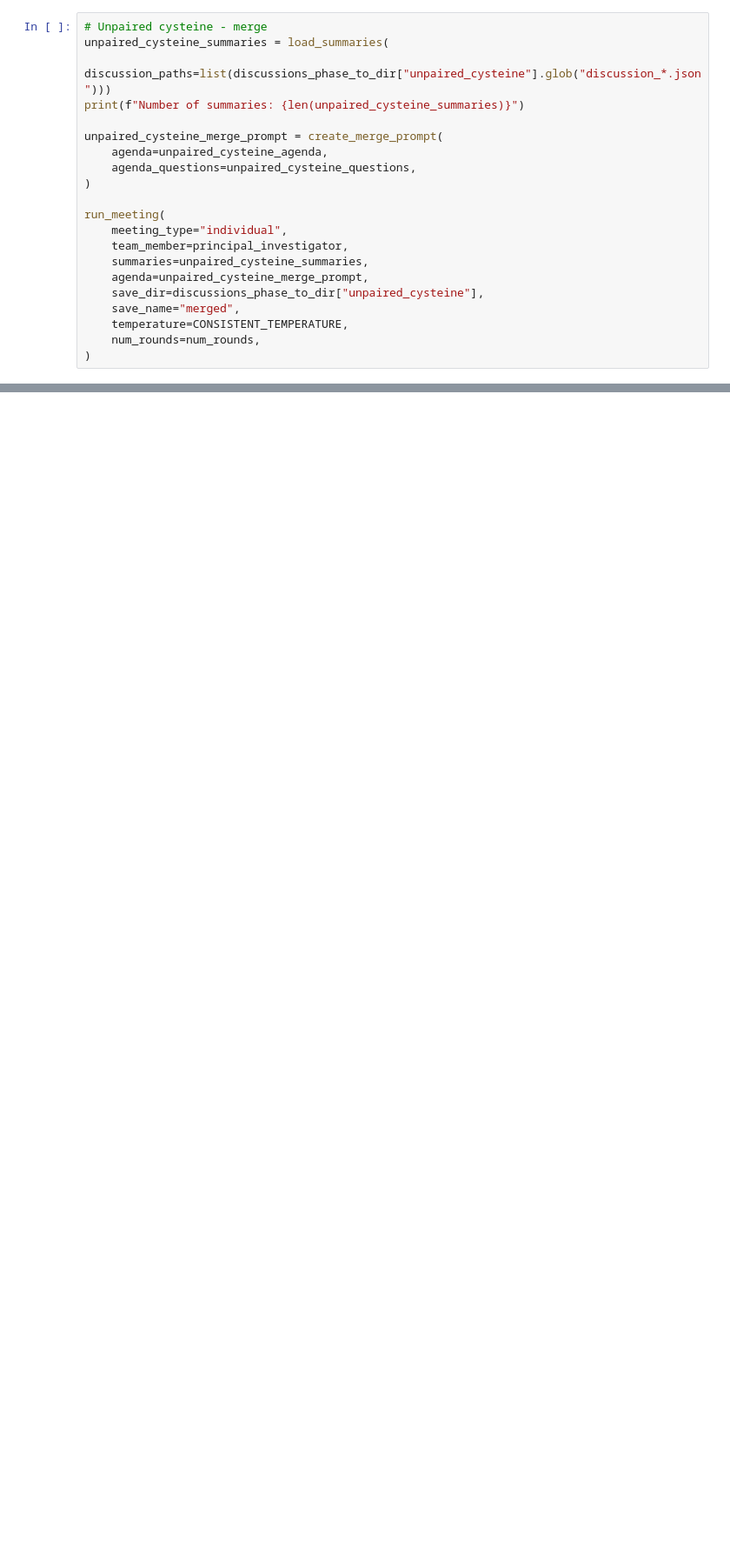
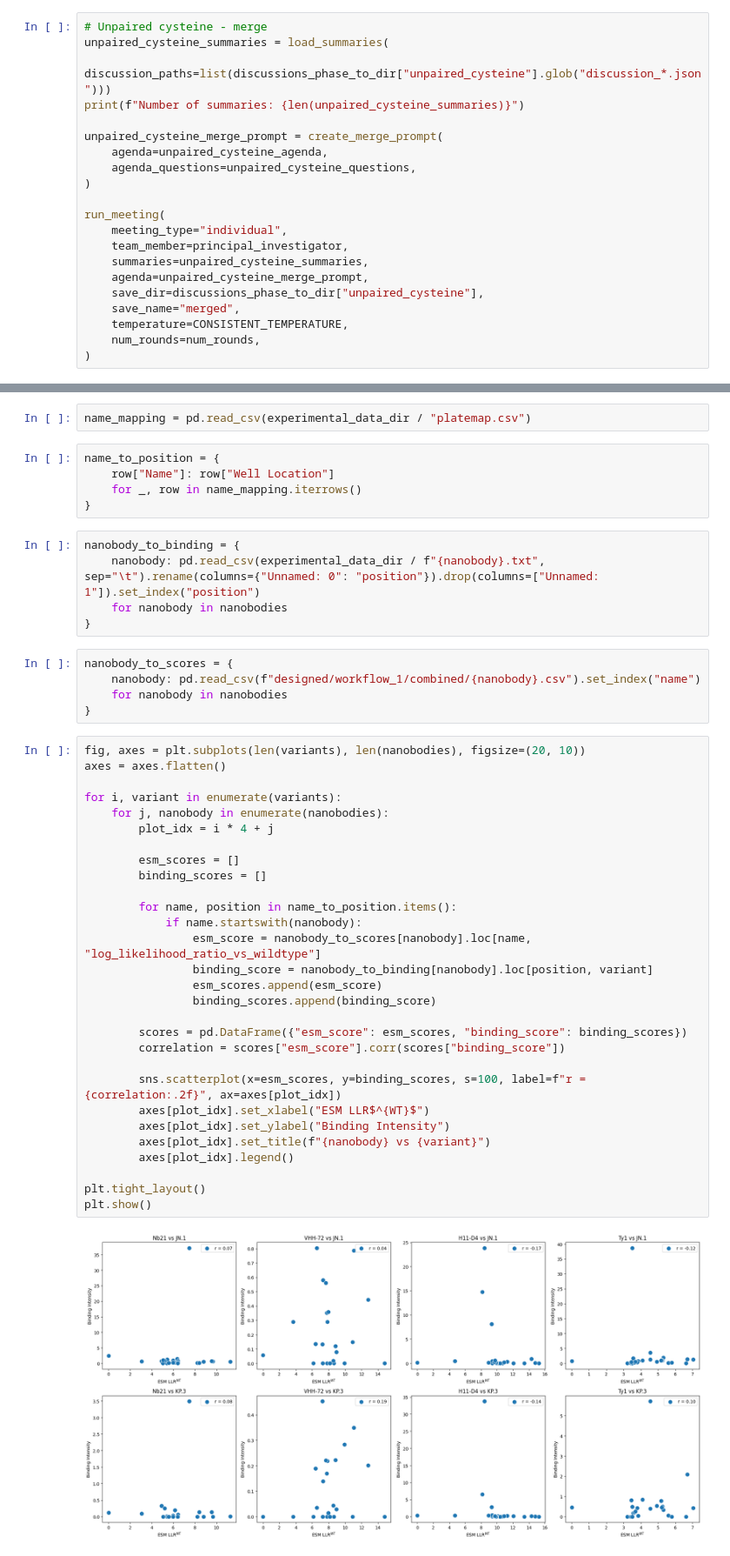
Before and after one commit to yehonathank/virtual-lab, a Jupyter notebook: nanobody_design/run_nanobody_design_reviews.ipynb, the cells around one changed output, grey strips where cells are left out. Shown: that part at 87% size. Drawn from its saved outputs; the diff is of its cells as text; blank space fills up the shorter version.

Commit message:
Adding ESM vs binding correlation analysis

```diff
--- a/nanobody_design/run_nanobody_design_reviews.ipynb
+++ b/nanobody_design/run_nanobody_design_reviews.ipynb
@@ -75,0 +89,48 @@ run_meeting(
+# %%
+name_mapping = pd.read_csv(experimental_data_dir / "platemap.csv")
+# %%
+name_to_position = {
+    row["Name"]: row["Well Location"]
+    for _, row in name_mapping.iterrows()
+}
+# %%
+nanobody_to_binding = {
+    nanobody: pd.read_csv(experimental_data_dir / f"{nanobody}.txt", sep="\t").rename(columns={"Unnamed: 0": "position"}).drop(columns=["Unnamed: 1"]).set_index("position")
+    for nanobody in nanobodies
+}
+# %%
+nanobody_to_scores = {
+    nanobody: pd.read_csv(f"designed/workflow_1/combined/{nanobody}.csv").set_index("name")
+    for nanobody in nanobodies
+}
+# %%
+fig, axes = plt.subplots(len(variants), len(nanobodies), figsize=(20, 10))
+axes = axes.flatten()
+
+for i, variant in enumerate(variants):
+    for j, nanobody in enumerate(nanobodies):
+        plot_idx = i * 4 + j
+
+        esm_scores = []
+        binding_scores = []
+
+        for name, position in name_to_position.items():
+            if name.startswith(nanobody):
+                esm_score = nanobody_to_scores[nanobody].loc[name, "log_likelihood_ratio_vs_wildtype"]
+                binding_score = nanobody_to_binding[nanobody].loc[position, variant]
+                esm_scores.append(esm_score)
+                binding_scores.append(binding_score)
+
+        scores = pd.DataFrame({"esm_score": esm_scores, "binding_score": binding_scores})
+        correlation = scores["esm_score"].corr(scores["binding_score"])
+
+        sns.scatterplot(x=esm_scores, y=binding_scores, s=100, label=f"r = {correlation:.2f}", ax=axes[plot_idx])
+        axes[plot_idx].set_xlabel("ESM LLR$^{WT}$")
+        axes[plot_idx].set_ylabel("Binding Intensity")
+        axes[plot_idx].set_title(f"{nanobody} vs {variant}")
+        axes[plot_idx].legend()
+
+plt.tight_layout()
+plt.show()
+# %% [output]
+[figure, added]
```
Also changed, not shown: parts of 5 cells of this notebook, 5 other files.
